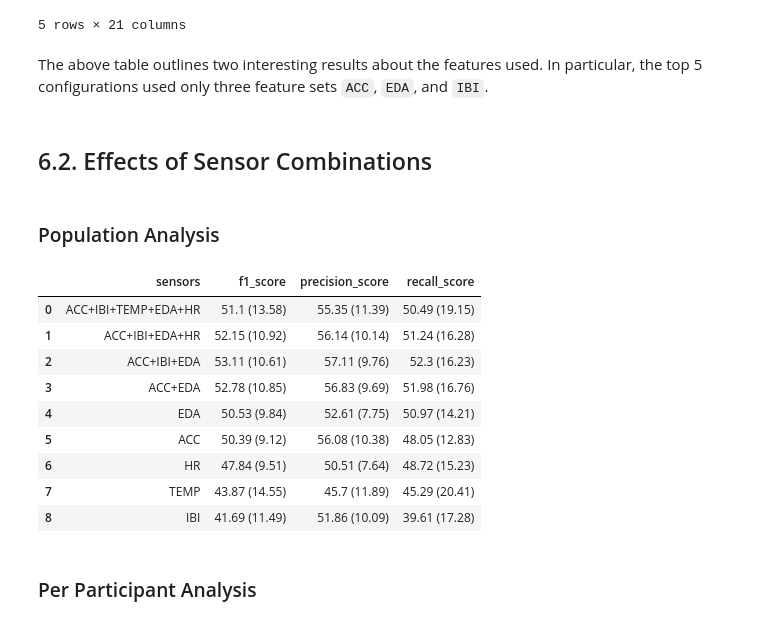
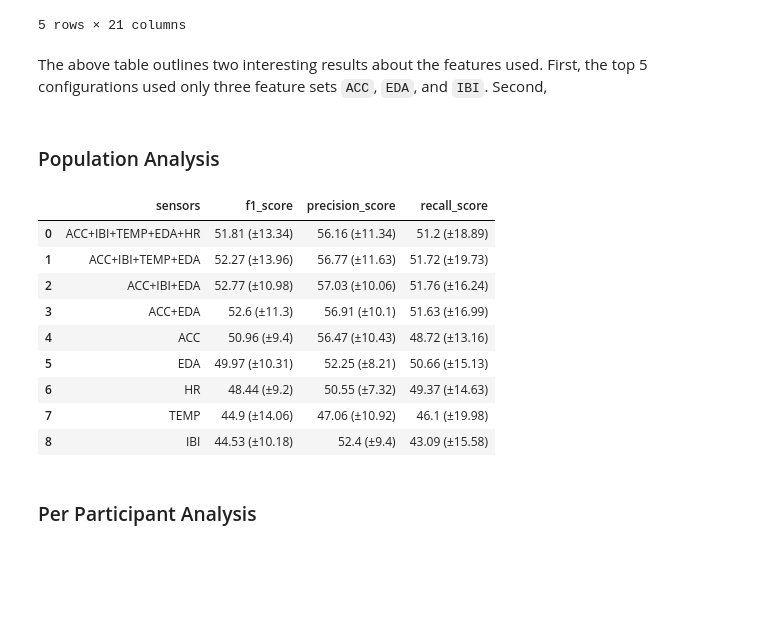
Before and after one commit to Socret360/ce888-data-science-and-decision-making, a Jupyter notebook: project/experiment.ipynb, the cells around one changed output. Saved outputs shown, nothing was run; the diff lists cells and outputs as text; code cells hidden in the pictures; blank space fills up the shorter version.

Commit message:
wip: result and analysis

```diff
--- a/project/experiment.ipynb
+++ b/project/experiment.ipynb
@@ -555,9 +783,7 @@ final_results.sort_values(by=['avg_f1_score'], ascending=False).head(n=5)
 | 2635 | 20.00000 | 2.00000 | ('ACC', 'EDA') | entropy | 5.00000 | 0.61636 | ... |
 5 rows × 21 columns
 # %% [markdown]
-The above table outlines two interesting results about the features used. In particular, the top 5 configurations used only three feature sets `ACC`, `EDA`, and `IBI`.
+The above table outlines two interesting results about the features used. First, the top 5 configurations used only three feature sets `ACC`, `EDA`, and `IBI`. Second,
-# %% [markdown]
-## 6.2. Effects of Sensor Combinations
 # %% [markdown]
 ### Population Analysis
 # %%
@@ -567,43 +793,43 @@ temp = final_results[[
     'std_f1_score',
     'avg_precision_score',
     'std_precision_score',
     'avg_recall_score',
     'std_recall_score'
 ]]\
         .groupby(['data__features'], as_index=False, dropna=False)\
         .mean()
 temp['len'] = temp['data__features'].apply(lambda x: len(ast.literal_eval(x)))
 temp = temp.sort_values(by=['len', 'avg_f1_score'], ascending=False)
 
 # take all results of 1 sensor, and concat with the results of max of >1 sensors
 temp = pd.concat([
     temp[temp['len'] != 1].drop_duplicates(['len']),
     temp[temp['len'] == 1],
 ])
 
 temp = temp.drop('len', axis=1)
 scores = ["f1_score", "precision_score", "recall_score"]
 
 for score in scores:
-    temp[score] = temp[[f'avg_{score}', f'std_{score}']].apply(lambda x: f"{round(x[f'avg_{score}']*100, 2)} ({round(x[f'std_{score}']*100, 2)})", axis=1)
+    temp[score] = temp[[f'avg_{score}', f'std_{score}']].apply(lambda x: f"{round(x[f'avg_{score}']*100, 2)} (±{round(x[f'std_{score}']*100, 2)})", axis=1)
 
 temp = temp[['data__features'] + scores]
 temp['data__features'] = temp['data__features'].apply(lambda x: "+".join(ast.literal_eval(x)))
 temp = temp.reset_index(drop=True)
 temp = temp.rename(columns={"data__features": "sensors"})
 
 temp
 # %% [output]
 |  | sensors | f1_score | precision_score | recall_score |
-| 0 | ACC+IBI+TEMP+EDA+HR | 51.1 (13.58) | 55.35 (11.39) | 50.49 (19.15) |
-| 1 | ACC+IBI+EDA+HR | 52.15 (10.92) | 56.14 (10.14) | 51.24 (16.28) |
-| 2 | ACC+IBI+EDA | 53.11 (10.61) | 57.11 (9.76) | 52.3 (16.23) |
-| 3 | ACC+EDA | 52.78 (10.85) | 56.83 (9.69) | 51.98 (16.76) |
-| 4 | EDA | 50.53 (9.84) | 52.61 (7.75) | 50.97 (14.21) |
-| 5 | ACC | 50.39 (9.12) | 56.08 (10.38) | 48.05 (12.83) |
-| 6 | HR | 47.84 (9.51) | 50.51 (7.64) | 48.72 (15.23) |
-| 7 | TEMP | 43.87 (14.55) | 45.7 (11.89) | 45.29 (20.41) |
-| 8 | IBI | 41.69 (11.49) | 51.86 (10.09) | 39.61 (17.28) |
+| 0 | ACC+IBI+TEMP+EDA+HR | 51.81 (±13.34) | 56.16 (±11.34) | 51.2 (±18.89) |
+| 1 | ACC+IBI+TEMP+EDA | 52.27 (±13.96) | 56.77 (±11.63) | 51.72 (±19.73) |
+| 2 | ACC+IBI+EDA | 52.77 (±10.98) | 57.03 (±10.06) | 51.76 (±16.24) |
+| 3 | ACC+EDA | 52.6 (±11.3) | 56.91 (±10.1) | 51.63 (±16.99) |
+| 4 | ACC | 50.96 (±9.4) | 56.47 (±10.43) | 48.72 (±13.16) |
+| 5 | EDA | 49.97 (±10.31) | 52.25 (±8.21) | 50.66 (±15.13) |
+| 6 | HR | 48.44 (±9.2) | 50.55 (±7.32) | 49.37 (±14.63) |
+| 7 | TEMP | 44.9 (±14.06) | 47.06 (±10.92) | 46.1 (±19.98) |
+| 8 | IBI | 44.53 (±10.18) | 52.4 (±9.4) | 43.09 (±15.58) |
 # %% [markdown]
 ### Per Participant Analysis
 # %%
```
Also changed, not shown: parts of 32 cells of this notebook.
